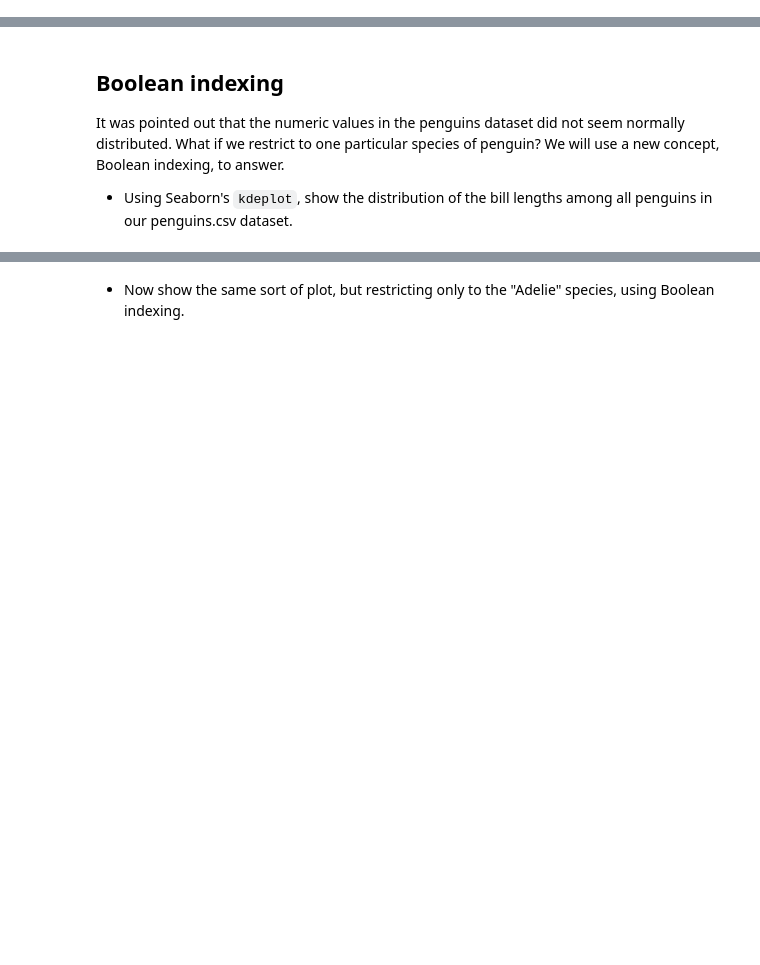
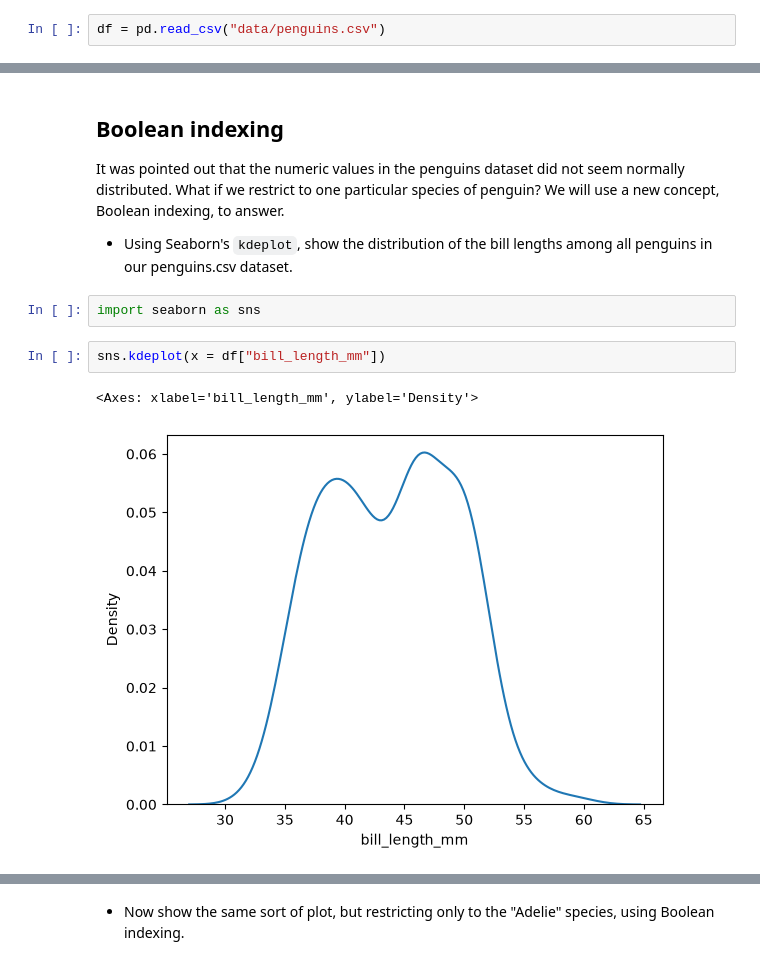
Before and after one commit to ChristopherDavisUCI/AISCI210-Unit0-GettingStarted, a Jupyter notebook: Week3-Tuesday.ipynb, the cells around one changed output, grey strips where cells are left out. Saved outputs shown, nothing was run; the diff lists cells and outputs as text; blank space fills up the shorter version.

```diff
--- a/Week3-Tuesday.ipynb
+++ b/Week3-Tuesday.ipynb
@@ -16,0 +19,2 @@ The short summary is that `loc` indexing using labels, and `iloc` indexing uses
+# %%
+df = pd.read_csv("data/penguins.csv")
@@ -20,3 +171,10 @@ The short summary is that `loc` indexing using labels, and `iloc` indexing uses
 It was pointed out that the numeric values in the penguins dataset did not seem normally distributed.  What if we restrict to one particular species of penguin?  We will use a new concept, Boolean indexing, to answer.
 
 * Using Seaborn's `kdeplot`, show the distribution of the bill lengths among all penguins in our penguins.csv dataset.
+# %%
+import seaborn as sns
+# %%
+sns.kdeplot(x = df["bill_length_mm"])
+# %% [output]
+<Axes: xlabel='bill_length_mm', ylabel='Density'>
+[figure, added]
```
Also changed, not shown: parts of 33 cells of this notebook.
